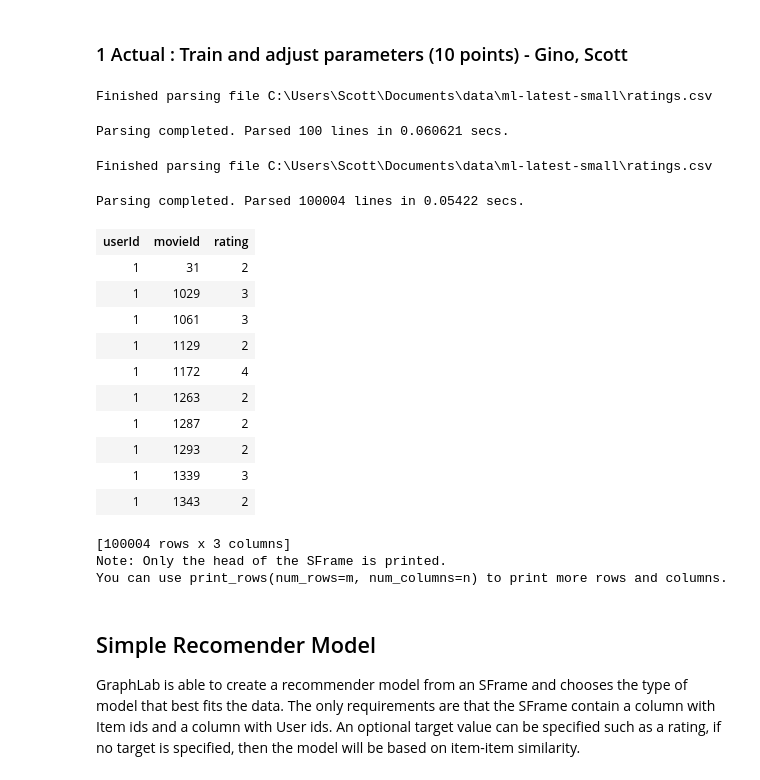
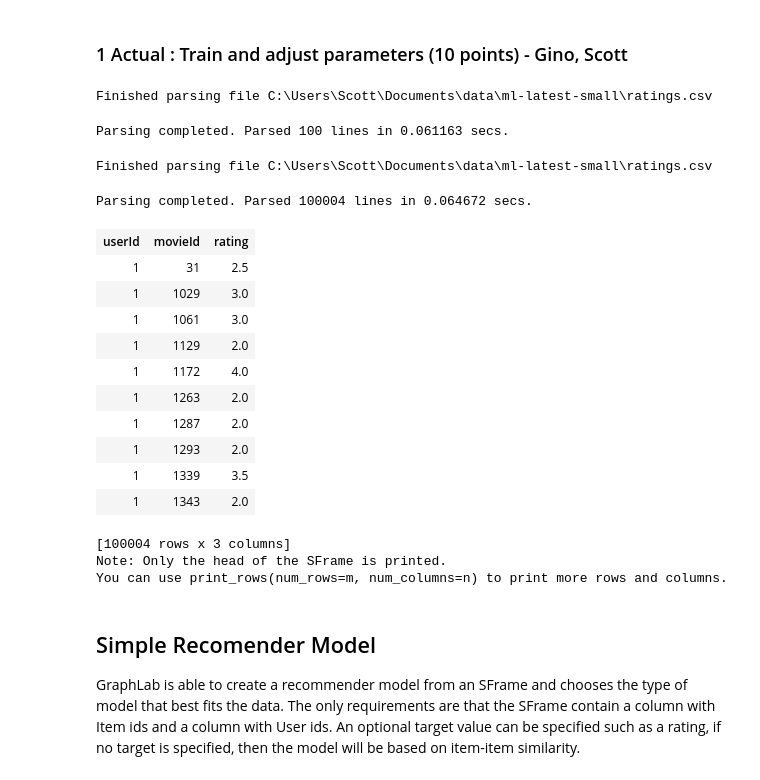
Before and after one commit to prolix-prose/MSDS7331-GroupProject, a Jupyter notebook: Lab 3 revised.ipynb, the cells around one changed output. Drawn from its saved outputs; the diff is of its cells as text; code cells hidden in the pictures.

```diff
--- a/Lab 3 revised.ipynb
+++ b/Lab 3 revised.ipynb
@@ -63,26 +63,26 @@ gl.canvas.set_target('ipynb')
 #model_movies = gl.recommender.item_content_recommender.create(data_movies, user_id="movieId", item_id="title", target="genre")
 # %%
 # Reads the movie ratings data directly into an SFrame
-data_ratings = gl.SFrame.read_csv("data/ml-latest-small/ratings.csv", column_type_hints={"rating":int})
+data_ratings = gl.SFrame.read_csv("data/ml-latest-small/ratings.csv", column_type_hints={"rating":float})
 
 # Removes timestamp column
 data_ratings.remove_column('timestamp')
 # %% [output]
 Finished parsing file C:\Users\Scott\Documents\data\ml-latest-small\ratings.csv
-Parsing completed. Parsed 100 lines in 0.060621 secs.
+Parsing completed. Parsed 100 lines in 0.061163 secs.
 Finished parsing file C:\Users\Scott\Documents\data\ml-latest-small\ratings.csv
-Parsing completed. Parsed 100004 lines in 0.05422 secs.
+Parsing completed. Parsed 100004 lines in 0.064672 secs.
 | userId | movieId | rating |
-| 1 | 31 | 2 |
-| 1 | 1029 | 3 |
-| 1 | 1061 | 3 |
-| 1 | 1129 | 2 |
-| 1 | 1172 | 4 |
-| 1 | 1263 | 2 |
-| 1 | 1287 | 2 |
-| 1 | 1293 | 2 |
-| 1 | 1339 | 3 |
-| 1 | 1343 | 2 |
+| 1 | 31 | 2.5 |
+| 1 | 1029 | 3.0 |
+| 1 | 1061 | 3.0 |
+| 1 | 1129 | 2.0 |
+| 1 | 1172 | 4.0 |
+| 1 | 1263 | 2.0 |
+| 1 | 1287 | 2.0 |
+| 1 | 1293 | 2.0 |
+| 1 | 1339 | 3.5 |
+| 1 | 1343 | 2.0 |
 [100004 rows x 3 columns]
 Note: Only the head of the SFrame is printed.
 You can use print_rows(num_rows=m, num_columns=n) to print more rows and columns.
```
Also changed, not shown: parts of 16 cells of this notebook.
